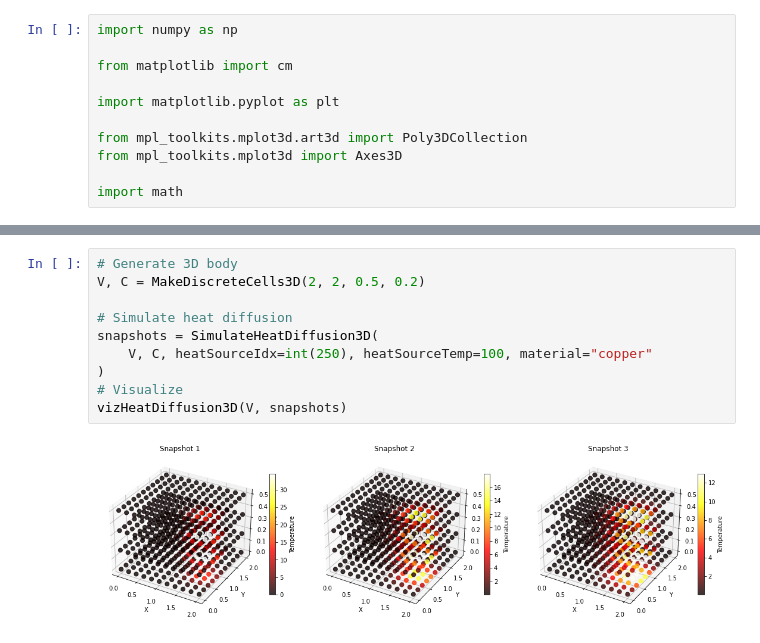
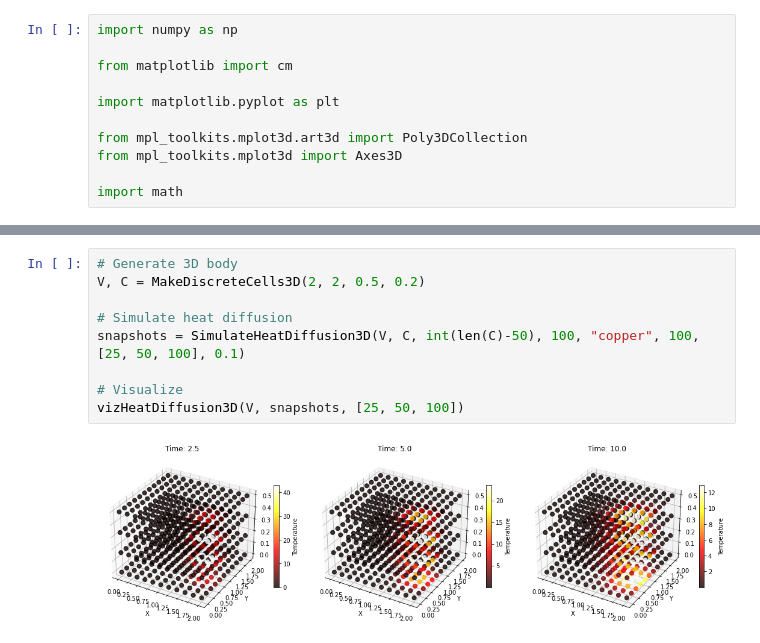
Before and after one commit to maxmandel03/MandelPHYS250FinalProject, a Jupyter notebook: Mandel_Phys250_FinalProject.ipynb, the cells around one changed output, grey strips where cells are left out. Drawn from its saved outputs; the diff is of its cells as text.

```diff
--- a/Mandel_Phys250_FinalProject.ipynb
+++ b/Mandel_Phys250_FinalProject.ipynb
@@ -414,12 +439,11 @@ def vizHeatDiffusion3D(vertices, snapshots):
 # %%
 # Generate 3D body
 V, C = MakeDiscreteCells3D(2, 2, 0.5, 0.2)
 
 # Simulate heat diffusion
-snapshots = SimulateHeatDiffusion3D(
-    V, C, heatSourceIdx=int(250), heatSourceTemp=100, material="copper"
-)
+snapshots = SimulateHeatDiffusion3D(V, C, int(len(C)-50), 100, "copper", 100, [25, 50, 100], 0.1)
+
 # Visualize
-vizHeatDiffusion3D(V, snapshots)
+vizHeatDiffusion3D(V, snapshots, [25, 50, 100])
 # %% [output]
-[figure, old version]
+[figure, new version]
```
Also changed, not shown: parts of 13 cells of this notebook.
